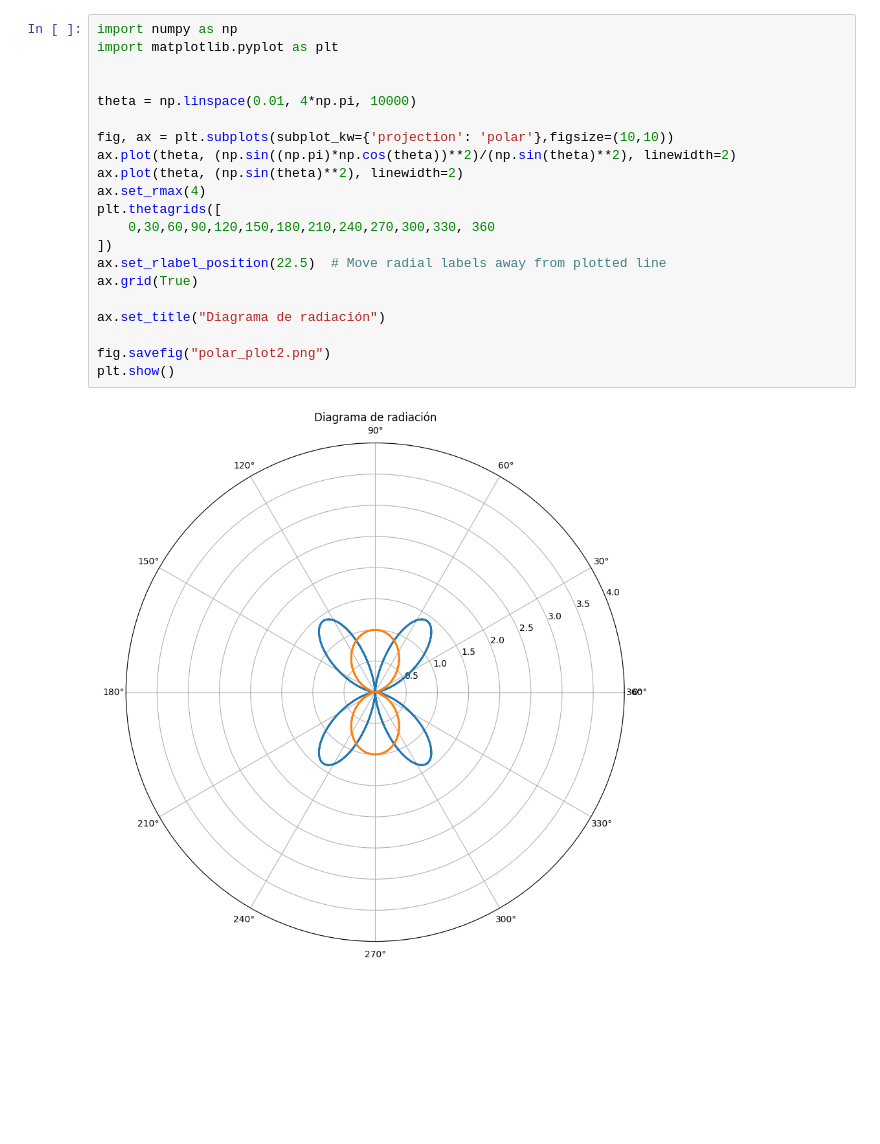
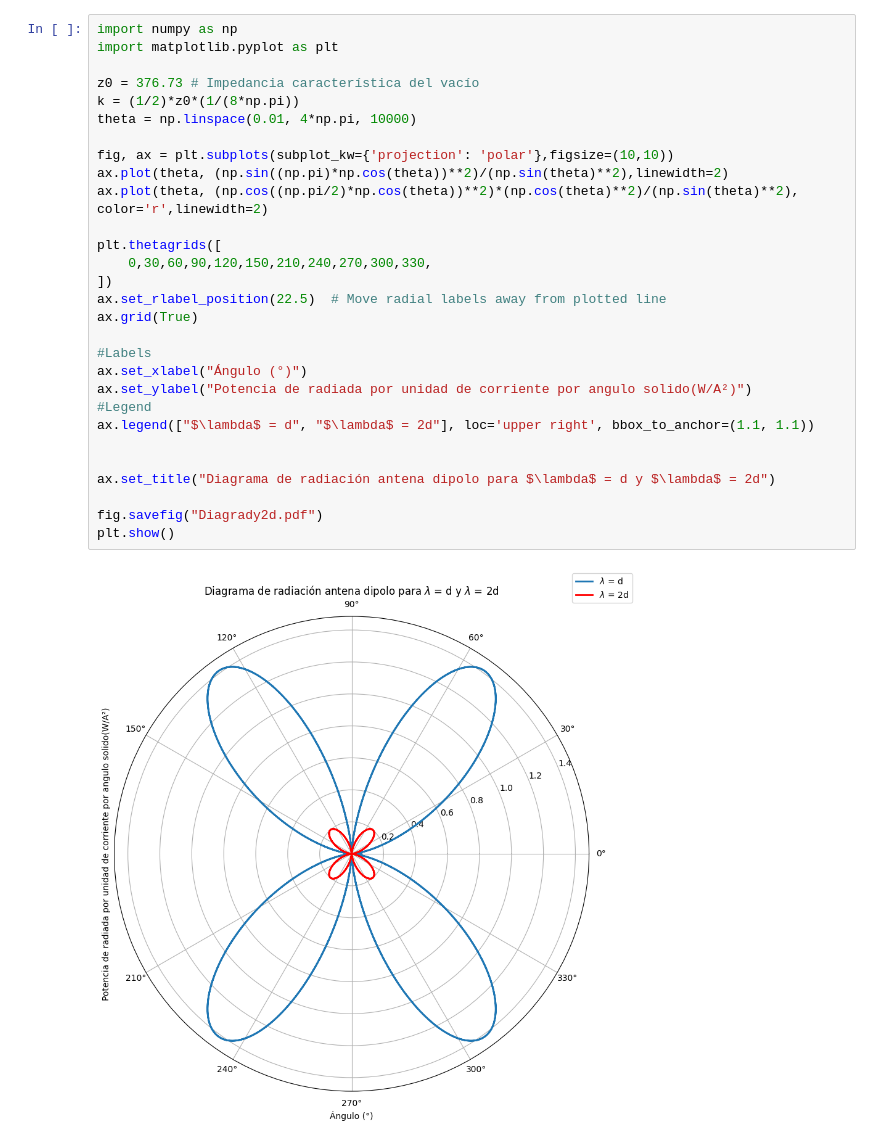
Before and after one commit to ACRCris/Taller3Eelectro, a Jupyter notebook: punto3.ipynb, the cells around one changed output. Drawn from its saved outputs; the diff is of its cells as text; blank space fills up the shorter version.

```diff
--- a/punto3.ipynb
+++ b/punto3.ipynb
@@ -1,23 +1,31 @@
 # %%
 import numpy as np
 import matplotlib.pyplot as plt
 
-
+z0 = 376.73 # Impedancia característica del vacío
+k = (1/2)*z0*(1/(8*np.pi))
 theta = np.linspace(0.01, 4*np.pi, 10000)
 
 fig, ax = plt.subplots(subplot_kw={'projection': 'polar'},figsize=(10,10))
-ax.plot(theta, (np.sin((np.pi)*np.cos(theta))**2)/(np.sin(theta)**2), linewidth=2)
-ax.plot(theta, (np.sin(theta)**2), linewidth=2)
-ax.set_rmax(4)
+ax.plot(theta, (np.sin((np.pi)*np.cos(theta))**2)/(np.sin(theta)**2),linewidth=2)
+ax.plot(theta, (np.cos((np.pi/2)*np.cos(theta))**2)*(np.cos(theta)**2)/(np.sin(theta)**2), color='r',linewidth=2)
+
 plt.thetagrids([
-    0,30,60,90,120,150,180,210,240,270,300,330, 360
+    0,30,60,90,120,150,210,240,270,300,330,
 ])
 ax.set_rlabel_position(22.5)  # Move radial labels away from plotted line
 ax.grid(True)
 
-ax.set_title("Diagrama de radiación")
+#Labels
+ax.set_xlabel("Ángulo (°)")
+ax.set_ylabel("Potencia de radiada por unidad de corriente por angulo solido(W/A²)")
+#Legend
+ax.legend(["$\lambda$ = d", "$\lambda$ = 2d"], loc='upper right', bbox_to_anchor=(1.1, 1.1))
 
-fig.savefig("polar_plot2.png")
+
+ax.set_title("Diagrama de radiación antena dipolo para $\lambda$ = d y $\lambda$ = 2d")
+
+fig.savefig("Diagrady2d.pdf")
 plt.show()
 # %% [output]
-[figure, old version]
+[figure, new version]
```
Also changed, not shown: parts of 1 cell of this notebook, 7 other files.
